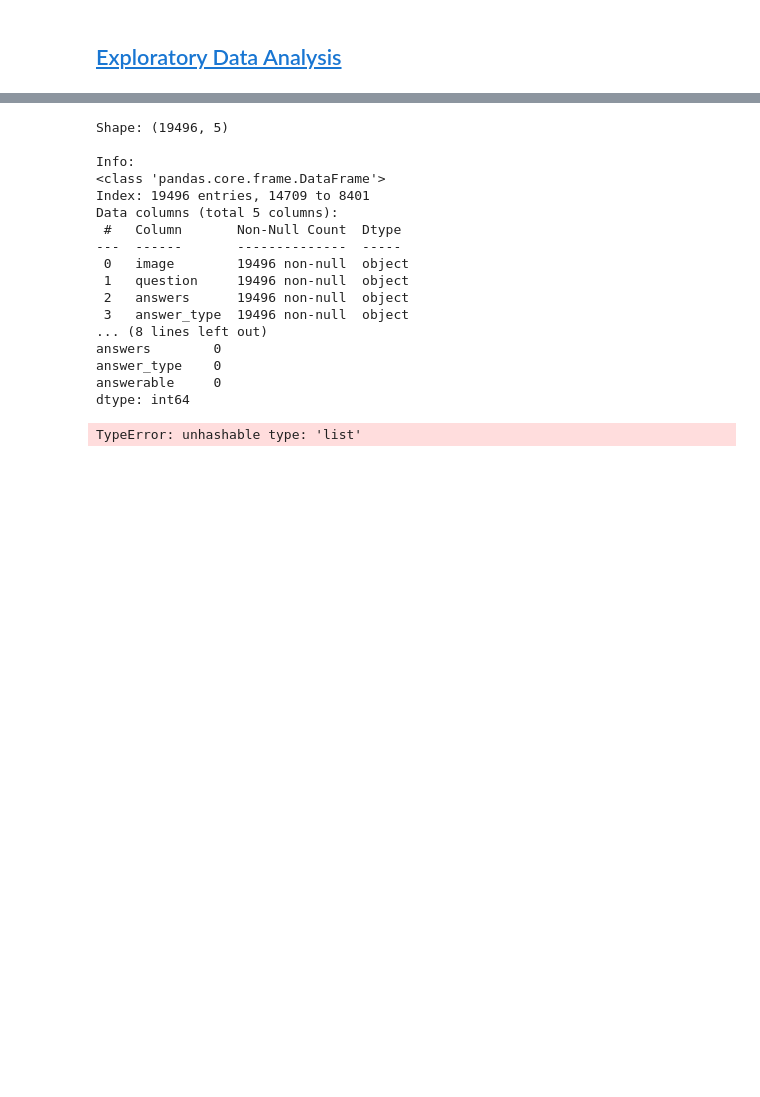
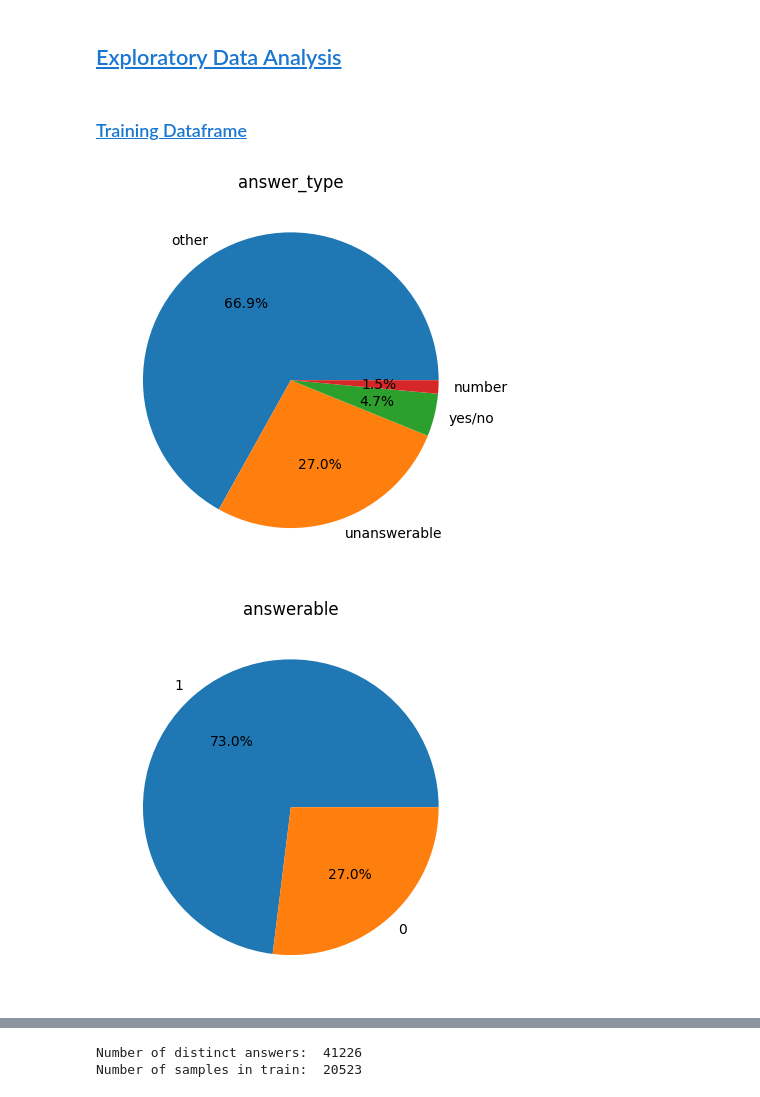
Before and after one commit to TrucThanhHoang/IMAGE-QUESTION-ANSWERING-WITH-YES-NO-QUESTIONS-USING-CLIP-MODEL, a Jupyter notebook: EDA_VizWiz.ipynb, the cells around one changed output, grey strips where cells are left out. Drawn from its saved outputs; the diff is of its cells as text; code cells hidden in the pictures; blank space fills up the shorter version.

```diff
--- a/EDA_VizWiz.ipynb
+++ b/EDA_VizWiz.ipynb
@@ -318,4 +319,11 @@ KeyError: "['answers', 'answer_type', 'answerable'] not in index"
 # %% [markdown]
 ## <a id='toc1_6_'></a>[Exploratory Data Analysis](#toc0_)
+# %% [markdown]
+### <a id='toc1_6_1_'></a>[Training Dataframe](#toc0_)
 # %%
+explore_dataframe(train_df)
+print("Number of distinct answers: ", get_number_of_distinct_answers(train_df))
+print("Number of samples in train: ", len(train_df))
 # %% [output]
+[figure, added]
+[figure, added]
@@ -322,18 +332,2 @@ KeyError: "['answers', 'answer_type', 'answerable'] not in index"
-Shape: (19496, 5)
-
-Info:
-<class 'pandas.core.frame.DataFrame'>
-Index: 19496 entries, 14709 to 8401
-Data columns (total 5 columns):
- #   Column       Non-Null Count  Dtype
----  ------       --------------  -----
- 0   image        19496 non-null  object
- 1   question     19496 non-null  object
- 2   answers      19496 non-null  object
- 3   answer_type  19496 non-null  object
-... (8 lines left out)
-answers        0
-answer_type    0
-answerable     0
-dtype: int64
+Number of distinct answers:  41226
+Number of samples in train:  20523
-TypeError: unhashable type: 'list'
```
Also changed, not shown: parts of 10 cells of this notebook.
